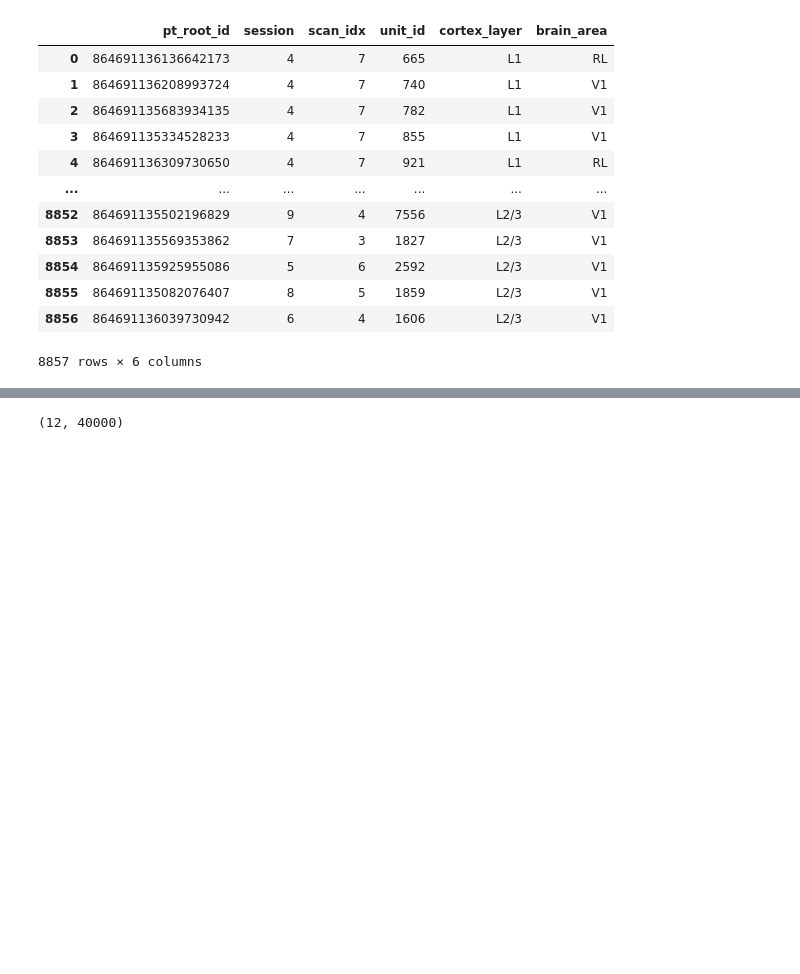
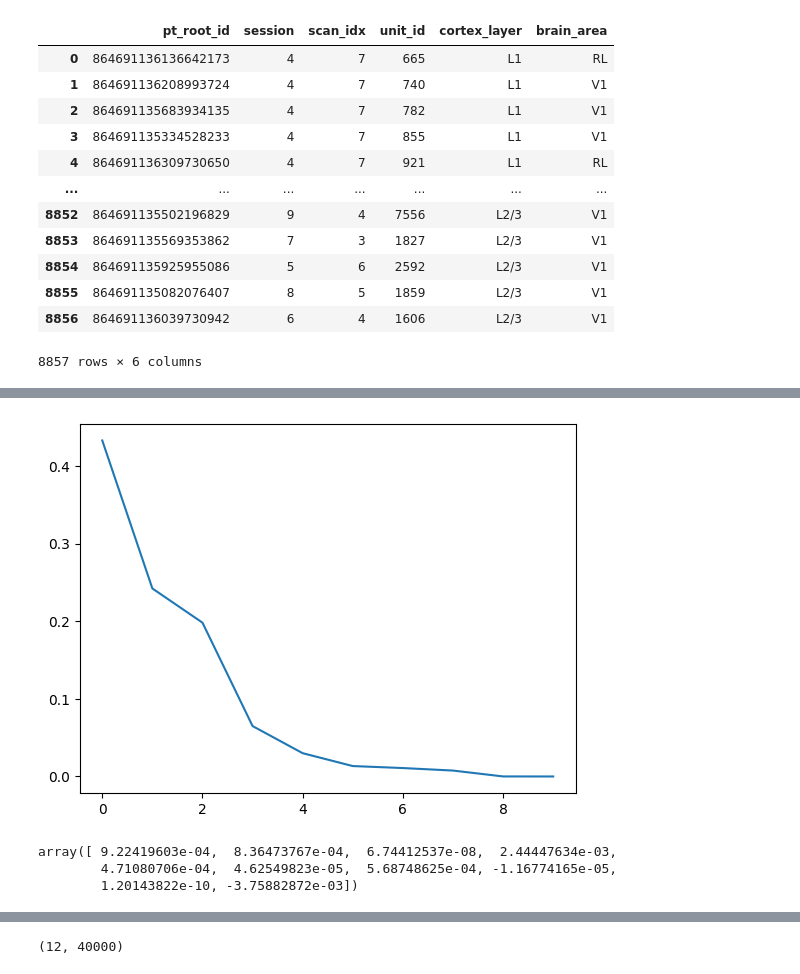
Before and after one commit to darioliscai/microns_phase3_nda, a Jupyter notebook: my_tests/tests.ipynb, the cells around one changed output, grey strips where cells are left out. Drawn from its saved outputs; the diff is of its cells as text; code cells hidden in the pictures; blank space fills up the shorter version.

```diff
--- a/my_tests/tests.ipynb
+++ b/my_tests/tests.ipynb
@@ -46,0 +218,2 @@ Total: 168971
+# %%
+cv = CvPCA()
@@ -46,0 +224,4 @@ Total: 168971
+# %%
+plt.plot(cv.explained_variance_ratio_);
+# %% [output]
+[figure, added]
@@ -46,0 +230,6 @@ Total: 168971
+# %%
+np.diag(sing_values)
+# %% [output]
+array([ 9.22419603e-04,  8.36473767e-04,  6.74412537e-08,  2.44447634e-03,
+        4.71080706e-04,  4.62549823e-05,  5.68748625e-04, -1.16774165e-05,
+        1.20143822e-10, -3.75882872e-03])
```
Also changed, not shown: parts of 57 cells of this notebook, 8 other files.
